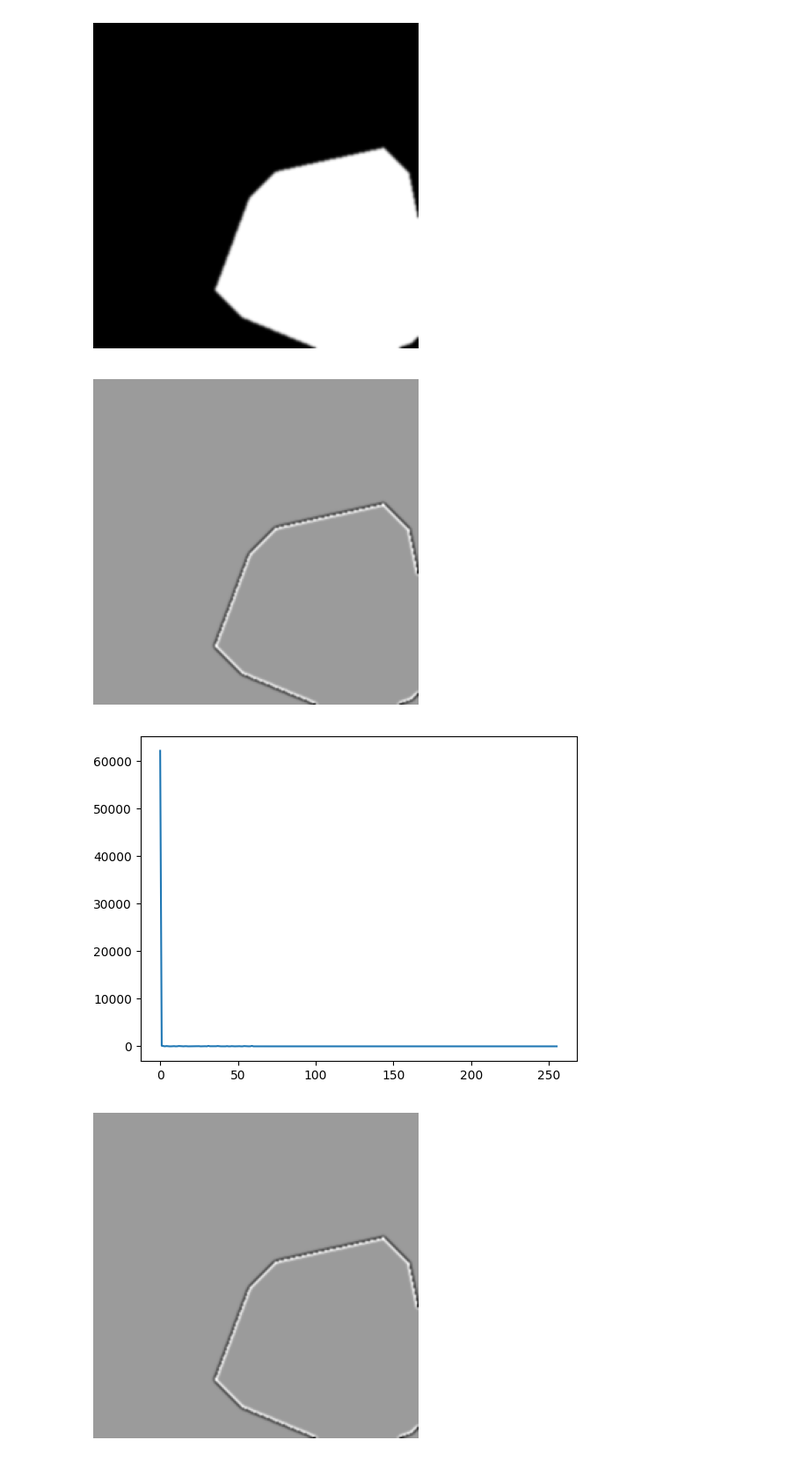
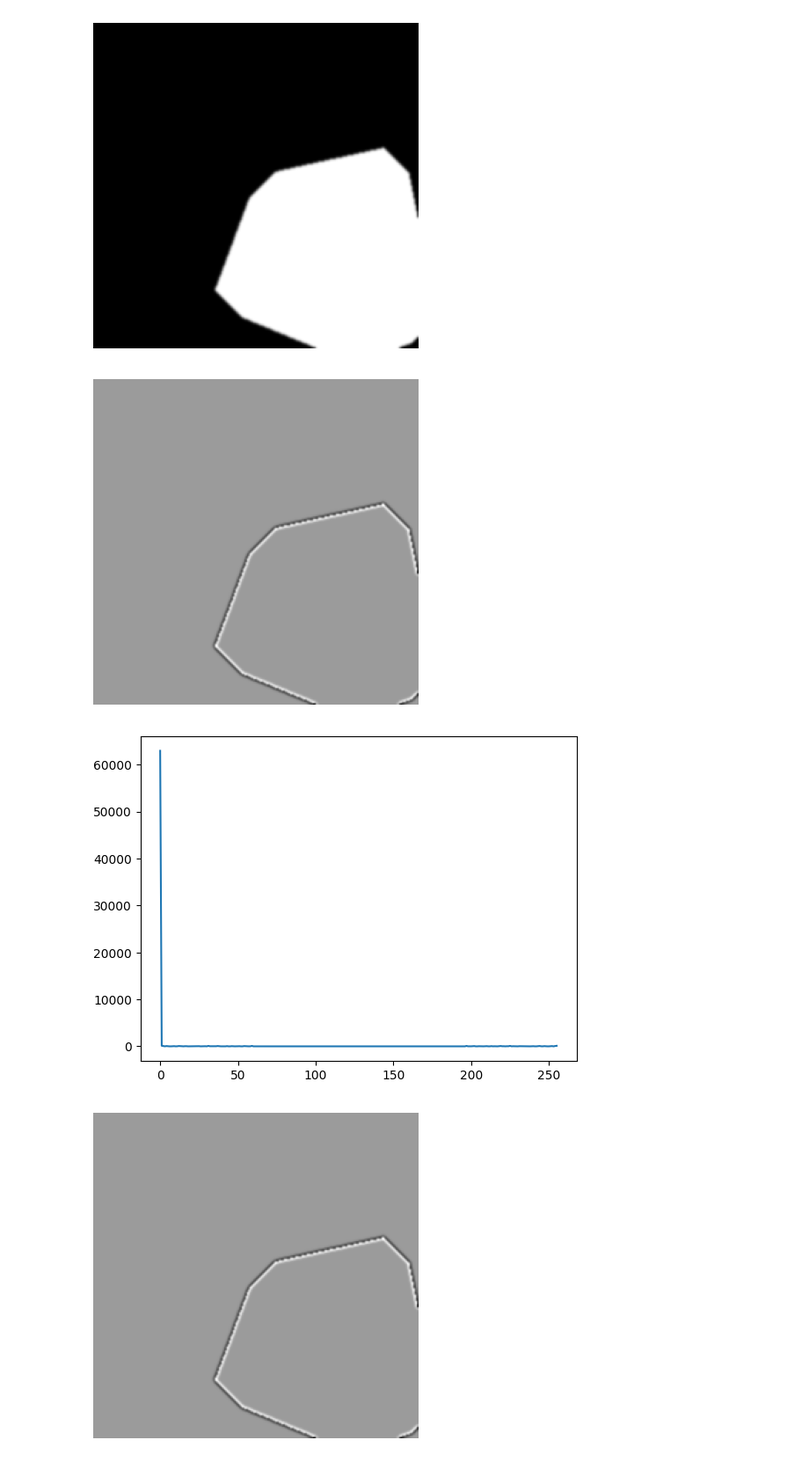
Before and after one commit to Imagenes-Vision/Taller4, a Jupyter notebook: laplaciano.ipynb, the cells around one changed output. Shown at 88% size. Cells and saved outputs as stored; diff of their text form; code cells hidden in the pictures.

```diff
--- a/laplaciano.ipynb
+++ b/laplaciano.ipynb
@@ -8,7 +9,7 @@ from skimage.filters import gaussian
 # %% [markdown]
 ## Visualización
 # %%
-spot= cv2.imread('images\SPOT.png',0).astype(np.float16)
+spot= cv2.imread('images\SPOT.png',0).astype(np.int16)
 plt.imshow(spot,cmap='gray')
 plt.axis('off')
 # %% [output]
@@ -99,14 +101,14 @@ plt.axis('off')
 # %%
 img_l = laplace(img_s, ksize=3)
 plt.imshow(img_l,cmap='gray')
 plt.axis('off')
 plt.show()
-hist=cv2.calcHist([img_l],[0],None,[256],[0,256])
+hist=cv2.calcHist([img_l.astype(np.uint8)],[0],None,[256],[0,256])
 plt.plot(hist)
 plt.show()
 # %% [output]
 [figure]
-[figure, old version]
+[figure, new version]
 # %%
 rescaled_img = exposure.rescale_intensity(img_l, in_range=(img_l.min(), img_l.max()), out_range=(0, 255))
 plt.imshow(rescaled_img, cmap='gray')
```
Also changed, not shown: parts of 27 cells of this notebook.
